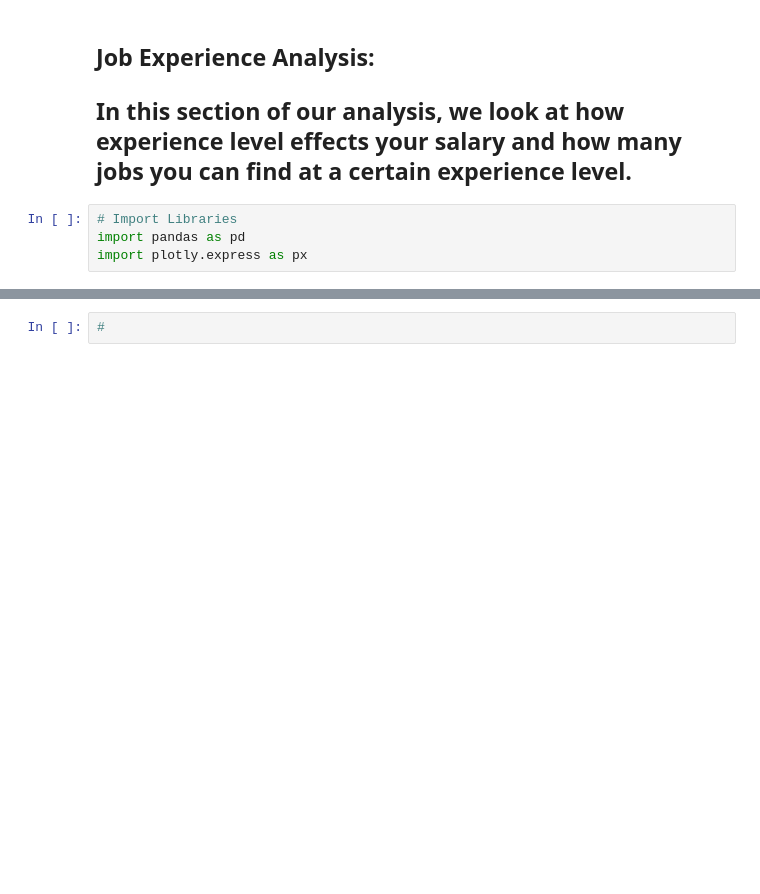
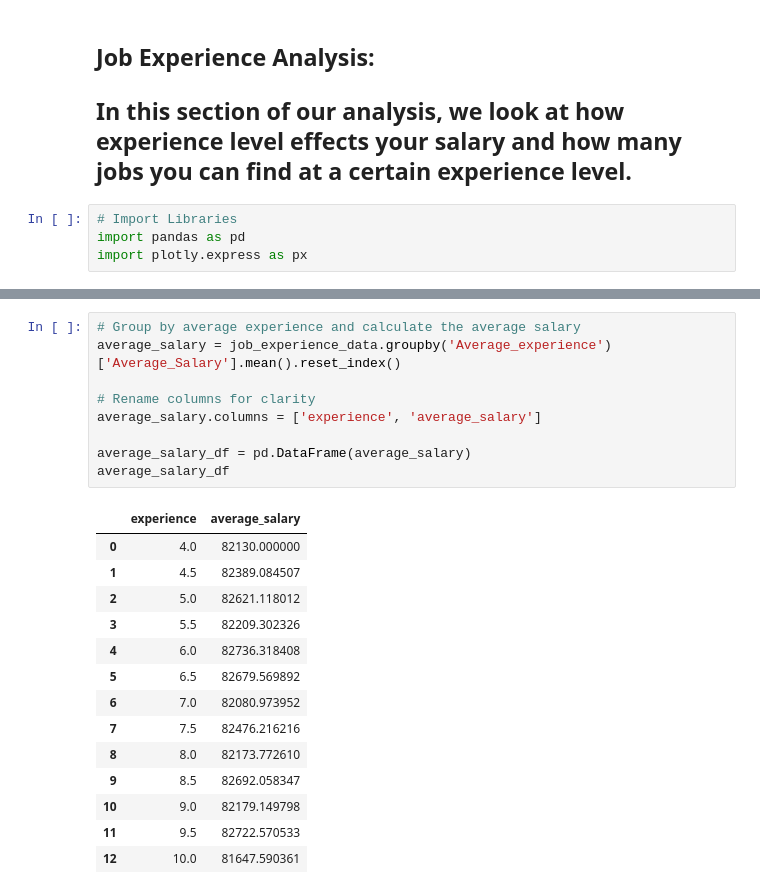
Before and after one commit to aferrodelgado/project-3, a Jupyter notebook: Sorted_Tables/US_Jobs_Analysis.ipynb, the cells around one changed output, grey strips where cells are left out. Saved outputs shown, nothing was run; the diff lists cells and outputs as text; blank space fills up the shorter version.

```diff
--- a/Sorted_Tables/US_Jobs_Analysis.ipynb
+++ b/Sorted_Tables/US_Jobs_Analysis.ipynb
@@ -19,5 +19,27 @@ job_experience_data.head()
 | 2 | 2802376880223274 | 0 to 9 Years | B.Tech | $63K-$90K | Washington, D.C. | USA | 37 | -95 | ... |
 | 3 | 2393222411935908 | 5 to 11 Years | MCA | $55K-$124K | Washington, D.C. | USA | 37 | -95 | ... |
 | 4 | 2402523179167443 | 0 to 10 Years | MCA | $65K-$91K | Washington, D.C. | USA | 37 | -95 | ... |
-# %%
-#
+# %%
+# Group by average experience and calculate the average salary
+average_salary = job_experience_data.groupby('Average_experience')['Average_Salary'].mean().reset_index()
+
+# Rename columns for clarity
+average_salary.columns = ['experience', 'average_salary']
+
+average_salary_df = pd.DataFrame(average_salary)
+average_salary_df
+# %% [output]
+|  | experience | average_salary |
+| 0 | 4.0 | 82130.000000 |
+| 1 | 4.5 | 82389.084507 |
+| 2 | 5.0 | 82621.118012 |
+| 3 | 5.5 | 82209.302326 |
+| 4 | 6.0 | 82736.318408 |
+| 5 | 6.5 | 82679.569892 |
+| 6 | 7.0 | 82080.973952 |
+| 7 | 7.5 | 82476.216216 |
+| 8 | 8.0 | 82173.772610 |
+| 9 | 8.5 | 82692.058347 |
+| 10 | 9.0 | 82179.149798 |
+| 11 | 9.5 | 82722.570533 |
+| 12 | 10.0 | 81647.590361 |
```
Also changed, not shown: parts of 5 cells of this notebook, 1 other file.
